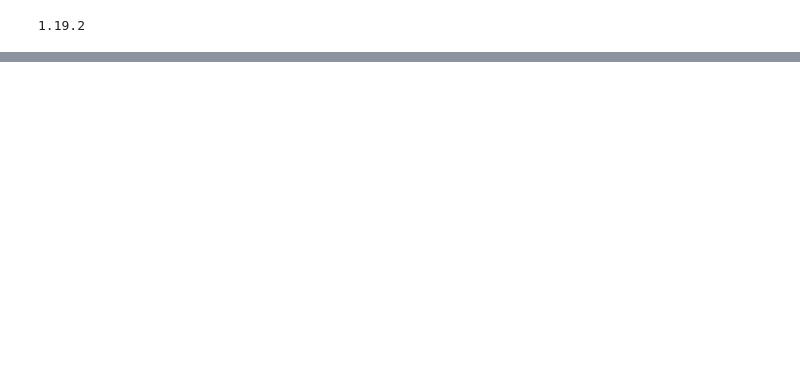
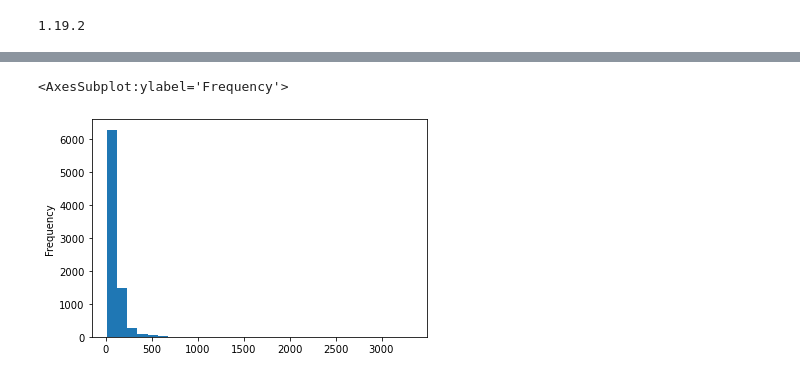
Before and after one commit to Jiawei997/i2p, a Jupyter notebook: pra_5.ipynb, the cells around one changed output, grey strips where cells are left out. Drawn from its saved outputs; the diff is of its cells as text; code cells hidden in the pictures; blank space fills up the shorter version.

```diff
--- a/pra_5.ipynb
+++ b/pra_5.ipynb
@@ -535,0 +598,5 @@ df.z.describe()
+# %%
+df.price.plot.hist(bins=30) # histogram
+# %% [output]
+<AxesSubplot:ylabel='Frequency'>
+[figure, added]
```
Also changed, not shown: parts of 15 cells of this notebook.
